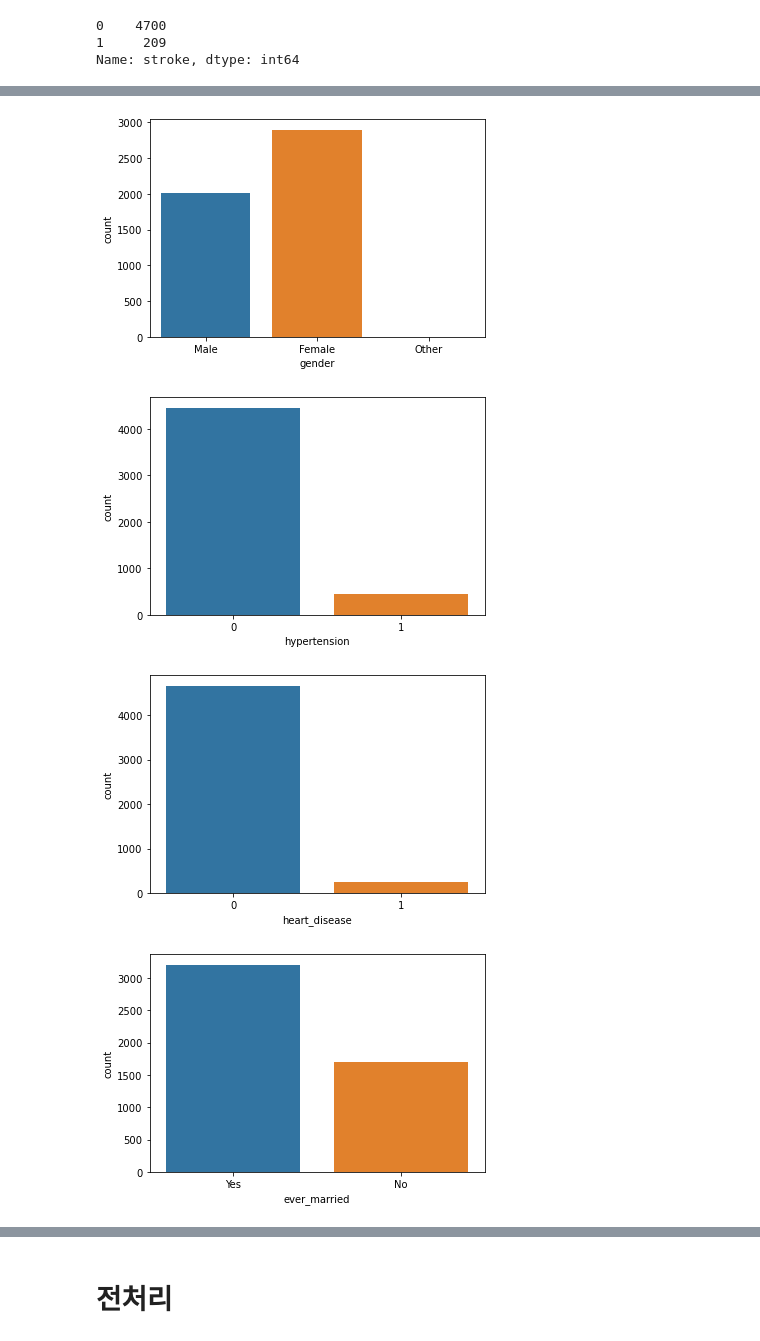
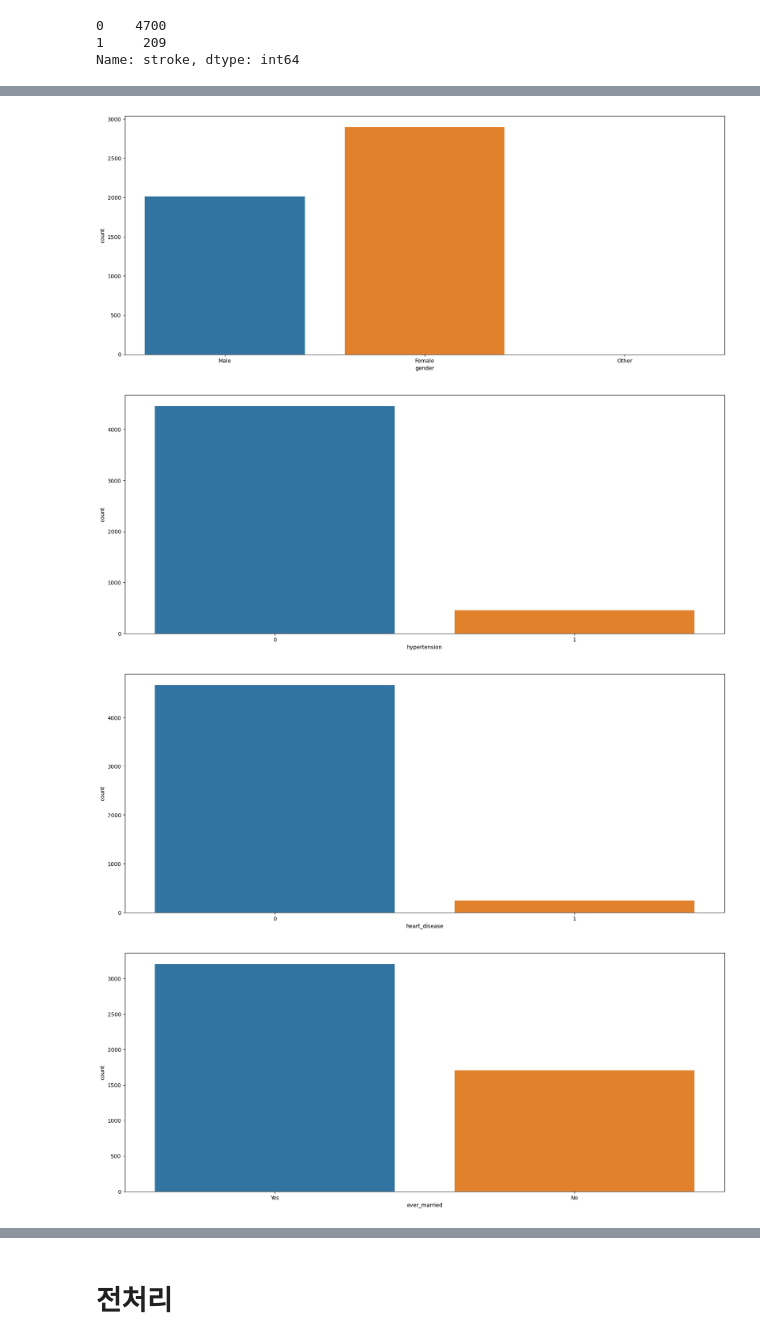
Before and after one commit to seokho-lee/health_projects, a Jupyter notebook: Ongoing/Stroke Prediction/stroke_prediction_project.ipynb, the cells around one changed output, grey strips where cells are left out. Cells and saved outputs as stored; diff of their text form; code cells hidden in the pictures.

```diff
--- a/Ongoing/Stroke Prediction/stroke_prediction_project.ipynb
+++ b/Ongoing/Stroke Prediction/stroke_prediction_project.ipynb
@@ -81,11 +95,12 @@ sns.countplot(df.stroke)
 # %%
 # Countplot for categorical columns
 categorical_columns = ['gender', 'hypertension', 'heart_disease', 'ever_married', 'work_type', 'Residence_type', 'smoking_status']
 for col in categorical_columns:
+    plt.subplots(figsize=(20, 8))
     sns.countplot(x=col, data=df)
     plt.show()
 # %% [output]
-[figure, old version]
+[figure, new version]
-[figure, old version]
+[figure, new version]
-[figure, old version]
+[figure, new version]
-[figure, old version]
+[figure, new version]
```
Also changed, not shown: parts of 8 cells of this notebook, 2 other files.
